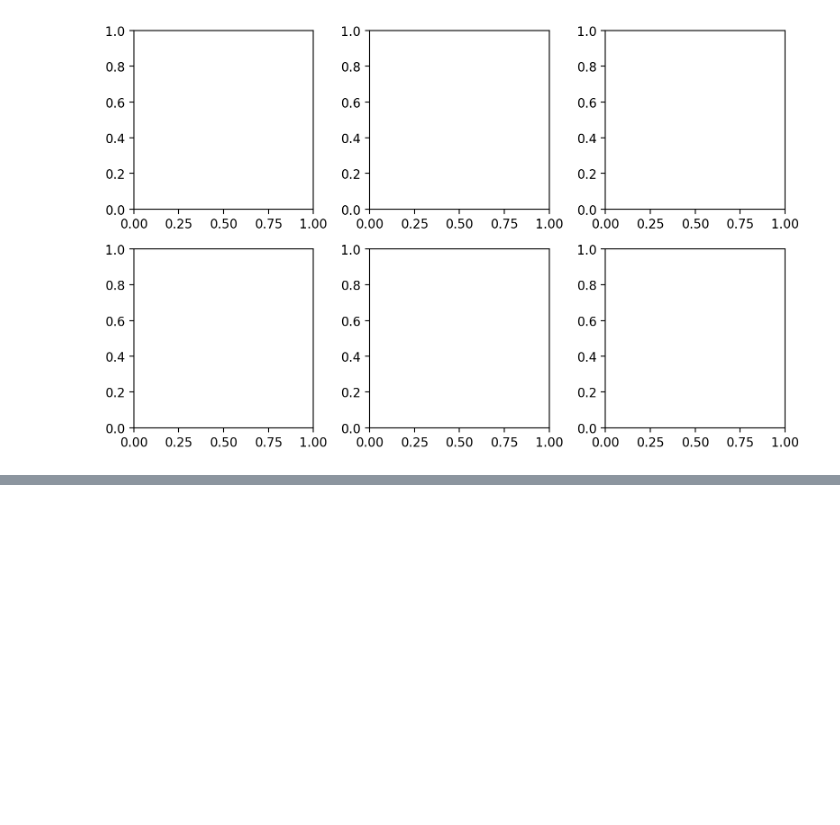
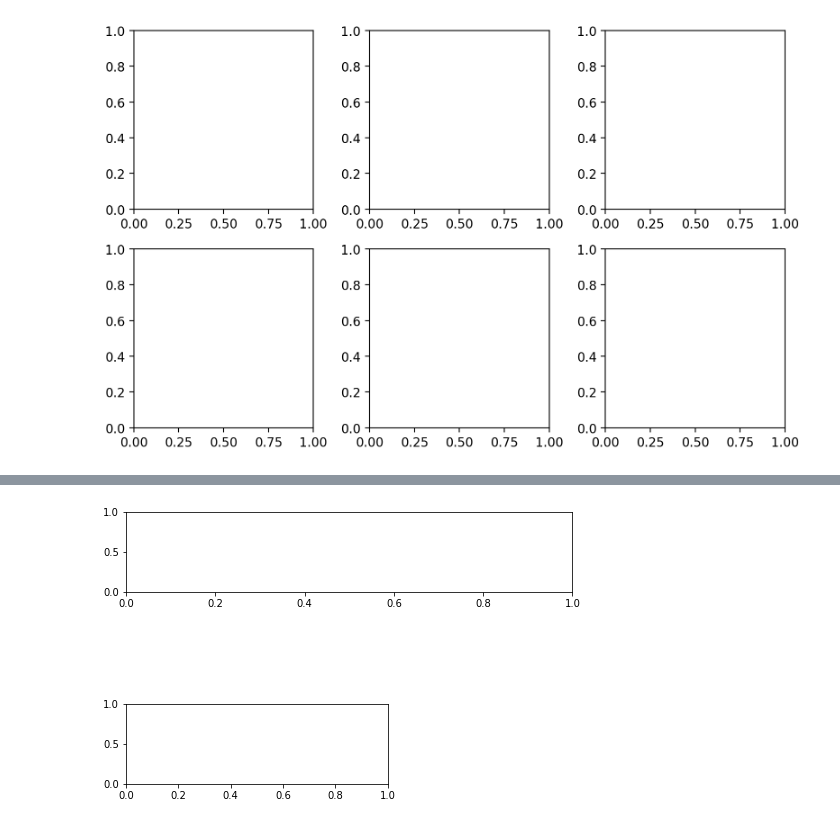
Before and after one commit to datacampic/visualization, a Jupyter notebook: 손학영/Matplotlib.ipynb, the cells around one changed output, grey strips where cells are left out. Cells and saved outputs as stored; diff of their text form; code cells hidden in the pictures; blank space fills up the shorter version.

```diff
--- a/손학영/Matplotlib.ipynb
+++ b/손학영/Matplotlib.ipynb
@@ -62,0 +78,13 @@ plt.show()
+# %%
+# add_gridspec
+
+fig = plt.figure(figsize=(8,5))
+
+gs = fig.add_gridspec(3,5) # 3X3 grid 생성
+
+ax = [None for _ in range(2)]
+
+ax[0] = fig.add_subplot(gs[0, :])
+ax[1] = fig.add_subplot(gs[2, 0:3])
+# %% [output]
+[figure, added]
```
Also changed, not shown: parts of 21 cells of this notebook.
